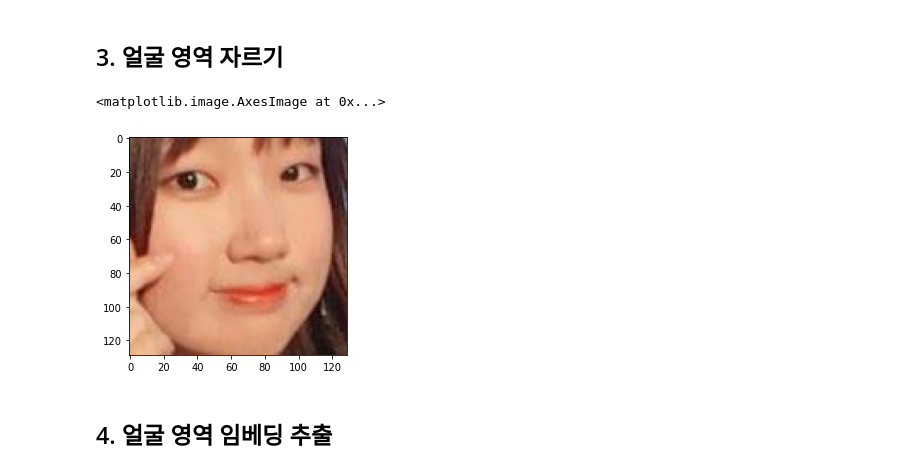
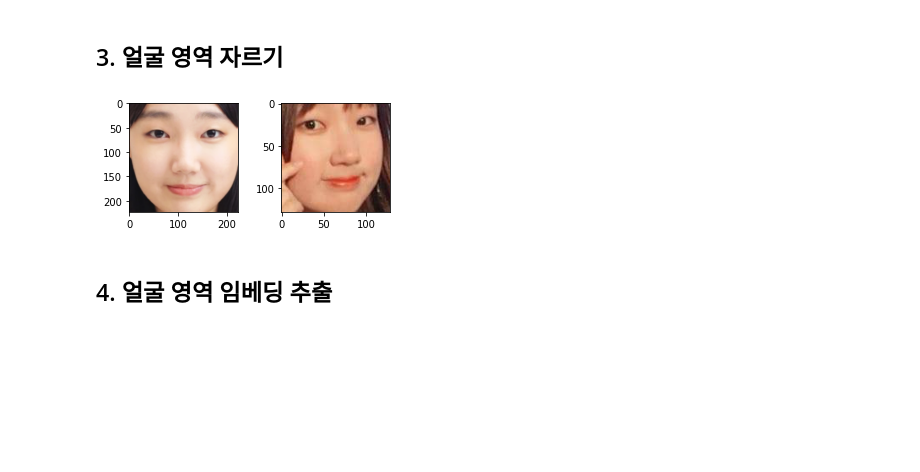
Before and after one commit to inistory/AIFFEL, a Jupyter notebook: E05/E05.ipynb, the cells around one changed output. Cells and saved outputs as stored; diff of their text form; code cells hidden in the pictures; blank space fills up the shorter version.

```diff
--- a/E05/E05.ipynb
+++ b/E05/E05.ipynb
@@ -67,15 +59,16 @@ def get_cropped_face(image_file):
     cropped_face = image[a:c,d:b,:]
 
     return cropped_face
-# %%
-# test 코드
-image_path = '/content/drive/MyDrive/Github/AIFFEL/E05/me/jungin2.jpg'
-
-cropped_face = get_cropped_face(image_path)
-plt.imshow(cropped_face)
-# %% [output]
-<matplotlib.image.AxesImage at 0x...>
-[figure, removed]
+# %%
+file_list = os.listdir(my_dir_path)
+fig, axes = plt.subplots(nrows=1, ncols=2, figsize=(5,2))
+
+for i, ax in enumerate(axes.flatten()):
+  cropped_face = get_cropped_face(my_dir_path+file_list[i])
+  ax.imshow(cropped_face)
+plt.show()
+# %% [output]
+[figure, added]
 # %% [markdown]
 ## 4. 얼굴 영역 임베딩 추출
 # %%
```
Also changed, not shown: parts of 9 cells of this notebook, 2 other files.
